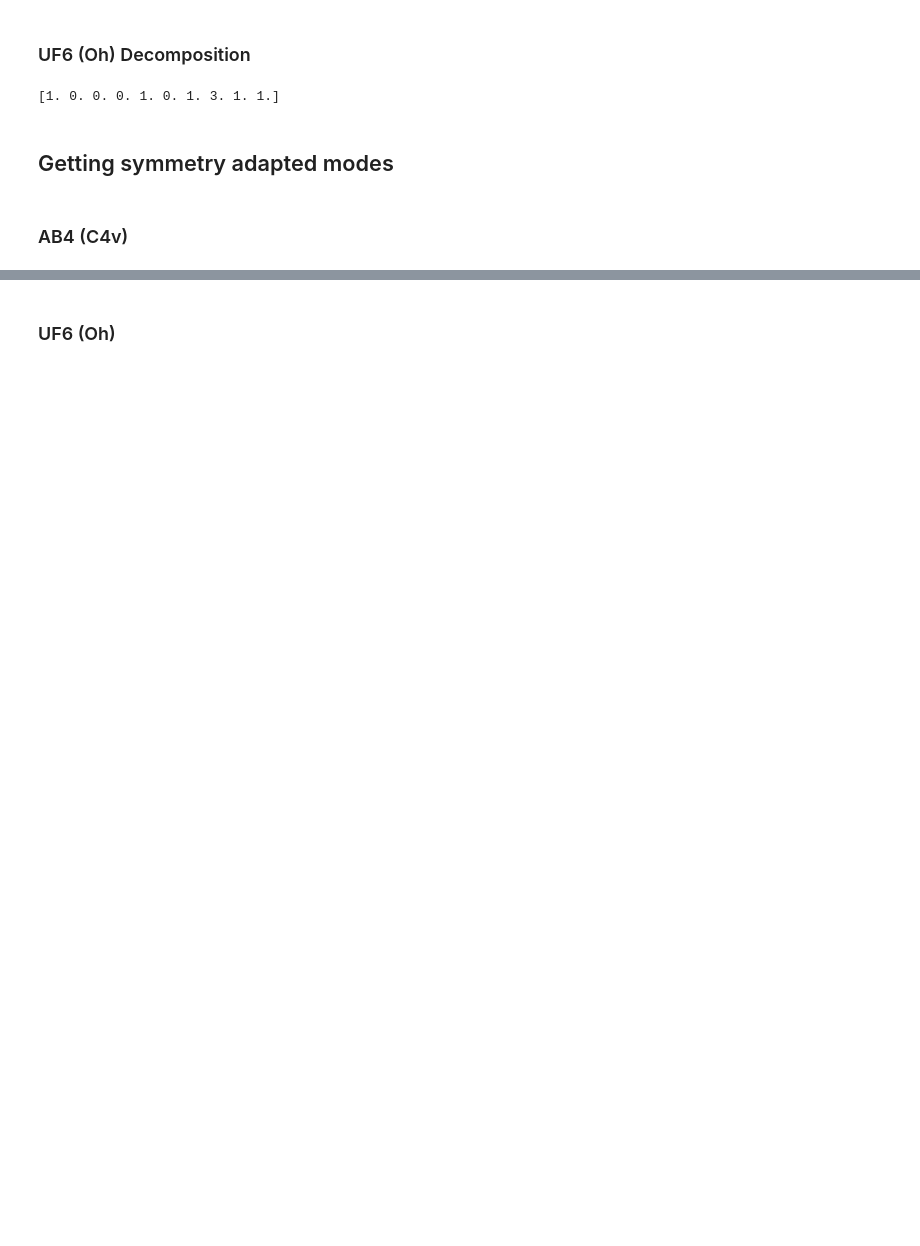
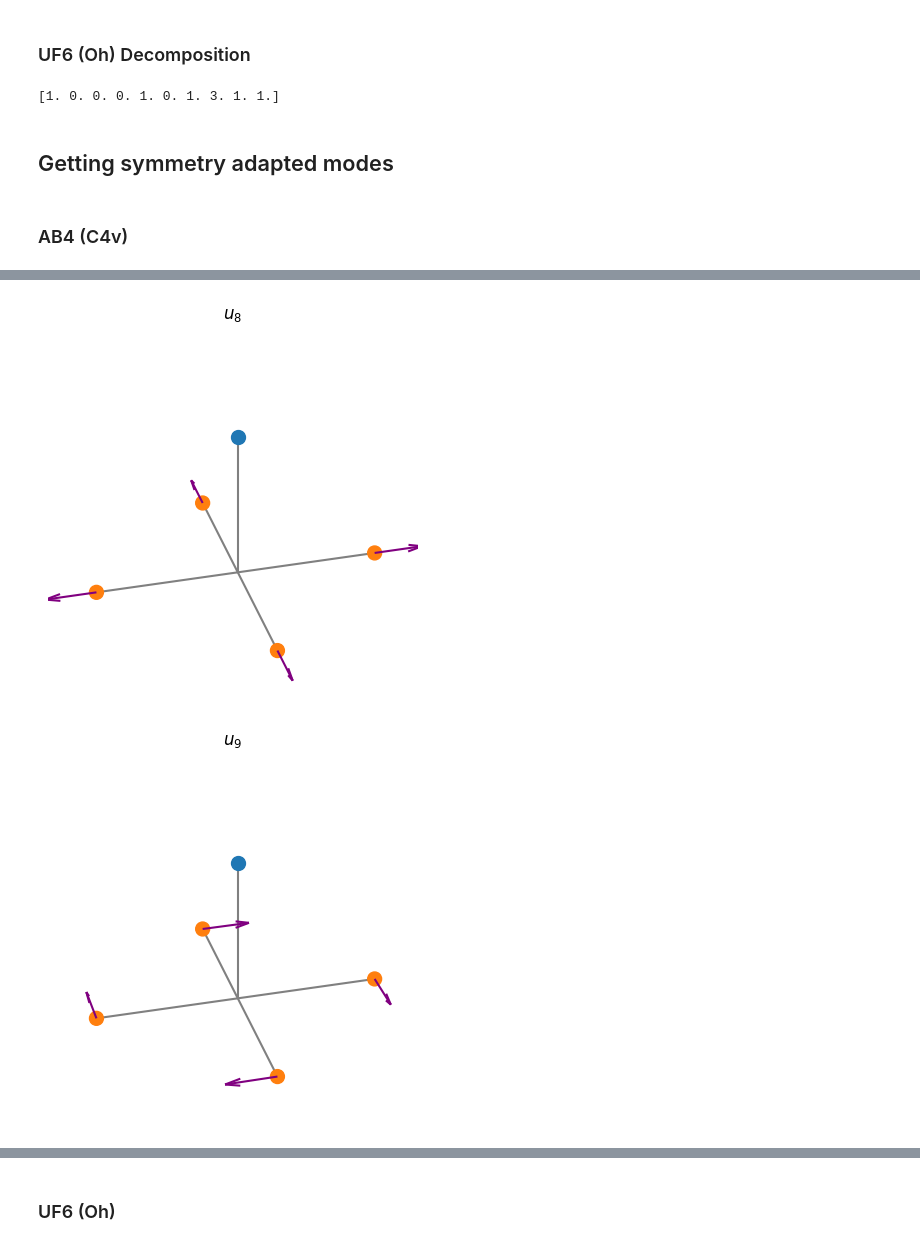
Before and after one commit to TheoNDionne/GroupTheoryHomework, a Jupyter notebook: group_theory_homework.ipynb, the cells around one changed output, grey strips where cells are left out. Drawn from its saved outputs; the diff is of its cells as text; code cells hidden in the pictures; blank space fills up the shorter version.

```diff
--- a/group_theory_homework.ipynb
+++ b/group_theory_homework.ipynb
@@ -281,0 +358,52 @@ plt.show()
+# %%
+initial_coords_u8 = np.zeros((3,5), dtype=float)
+initial_coords_u8[0,1] = 1 # init vector
+sym_adap_u8 = get_symmetry_adapted_modes(initial_coords_u8, 0, mechanical_rep_C4v, character_table_C4v, elements_per_class_C4v)
+
+initial_coords_u9 = np.zeros((3,5), dtype=float)
+initial_coords_u9[0,1] = 1 # init vector
+sym_adap_u9 = get_symmetry_adapted_modes(initial_coords_u9, 1, mechanical_rep_C4v, character_table_C4v, elements_per_class_C4v)
+
+initial_coords_u10 = np.zeros((3,5), dtype=float)
+initial_coords_u10[0,1] = 1 # init vector
+sym_adap_u10 = get_symmetry_adapted_modes(initial_coords_u10, 2, mechanical_rep_C4v, character_table_C4v, elements_per_class_C4v)
+
+initial_coords_u11 = np.zeros((3,5), dtype=float)
+initial_coords_u11[0,1] = 1 # init vector
+sym_adap_u11 = get_symmetry_adapted_modes(initial_coords_u11, 3, mechanical_rep_C4v, character_table_C4v, elements_per_class_C4v)
+
+initial_coords_u12 = np.zeros((3,5), dtype=float)
+initial_coords_u12[0,1] = 1 # init vector
+initial_coords_u12[0,2] = 1 # init vector
+sym_adap_u12 = get_symmetry_adapted_modes(initial_coords_u12, 4, mechanical_rep_C4v, character_table_C4v, elements_per_class_C4v)
+
+initial_coords_u13 = np.zeros((3,5), dtype=float)
+initial_coords_u13[1,1] = 1 # init vector
+initial_coords_u13[1,2] = 1 # init vector
+sym_adap_u13 = get_symmetry_adapted_modes(initial_coords_u13, 4, mechanical_rep_C4v, character_table_C4v, elements_per_class_C4v)
+
+initial_coords_u14 = np.zeros((3,5), dtype=float)
+initial_coords_u14[0,1] = 1 # init vector
+initial_coords_u14[0,2] = -1 # init vector
+sym_adap_u14 = get_symmetry_adapted_modes(initial_coords_u14, 4, mechanical_rep_C4v, character_table_C4v, elements_per_class_C4v)
+
+initial_coords_u15 = np.zeros((3,5), dtype=float)
+initial_coords_u15[1,1] = 1 # init vector
+initial_coords_u15[1,2] = -1 # init vector
+sym_adap_u15 = get_symmetry_adapted_modes(initial_coords_u15, 4, mechanical_rep_C4v, character_table_C4v, elements_per_class_C4v)
+
+
+# plotting
+plot_mode_C4v(sym_adap_u8, atom_spatial_coordinates_C4v, "$u_8$")
+plot_mode_C4v(sym_adap_u9, atom_spatial_coordinates_C4v, "$u_9$")
+plot_mode_C4v(sym_adap_u10, atom_spatial_coordinates_C4v, "$u_{10}$")
+plot_mode_C4v(sym_adap_u11, atom_spatial_coordinates_C4v, "$u_{11}$")
+plot_mode_C4v(sym_adap_u12, atom_spatial_coordinates_C4v, "$u_{12}$")
+plot_mode_C4v(sym_adap_u13, atom_spatial_coordinates_C4v, "$u_{13}$")
+plot_mode_C4v(sym_adap_u14, atom_spatial_coordinates_C4v, "$u_{14}$")
+plot_mode_C4v(sym_adap_u15, atom_spatial_coordinates_C4v, "$u_{15}$")
+
+plt.show()
+# %% [output]
+[figure, added]
+[figure, added]
```
Also changed, not shown: parts of 17 cells of this notebook.
